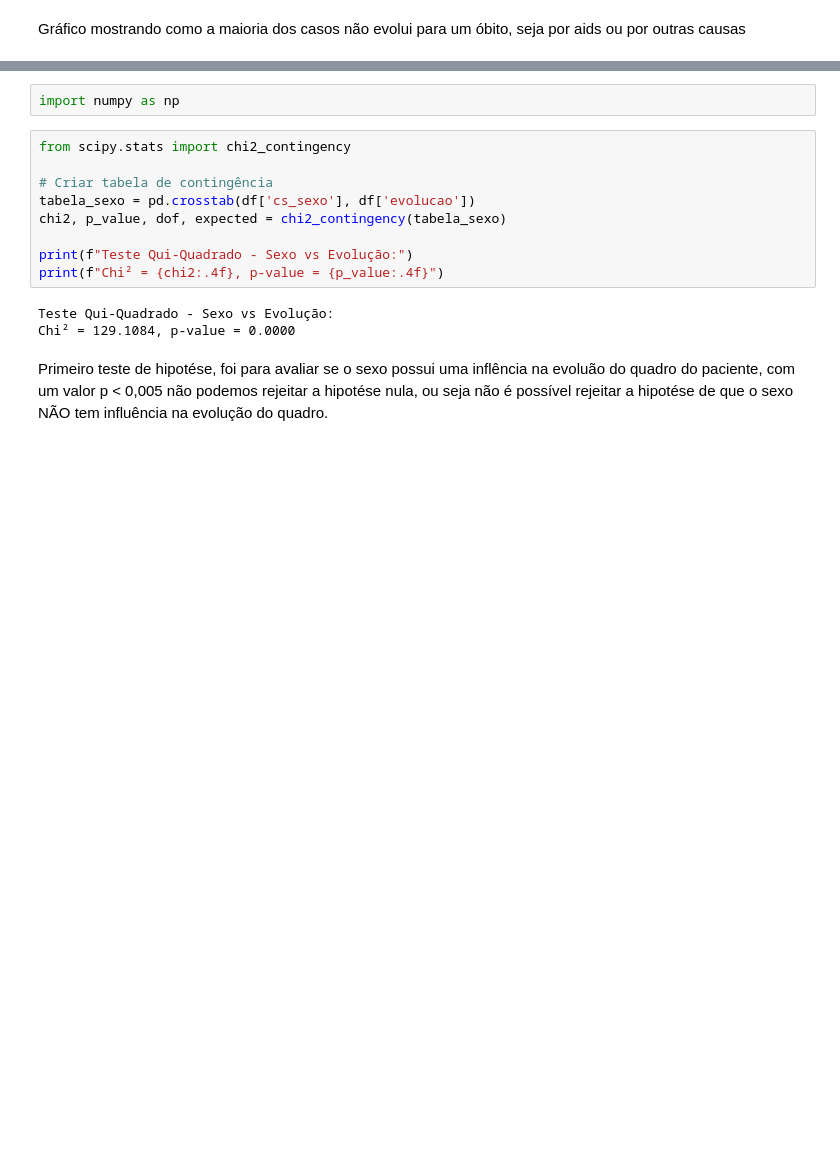
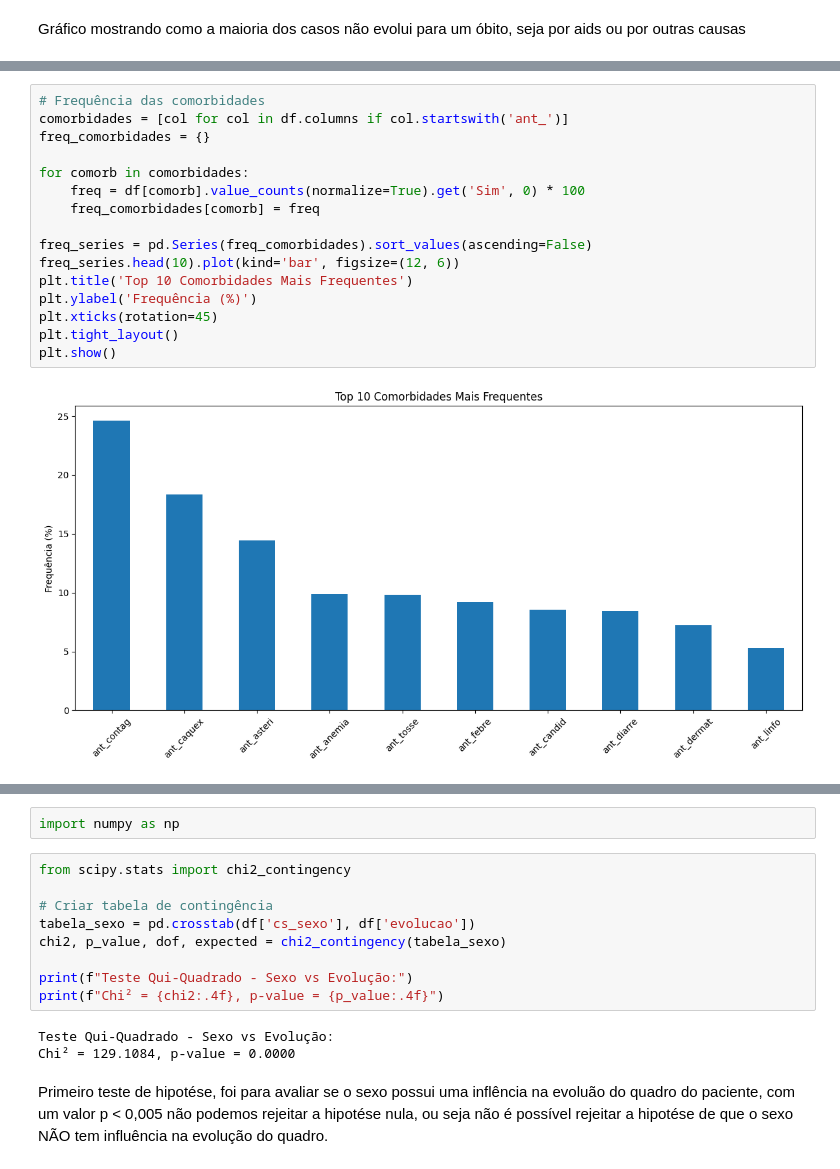
Before and after one commit to GRBadas/HandsONEntrega, a Jupyter notebook: HealthyData.ipynb, the cells around one changed output, grey strips where cells are left out. Saved outputs shown, nothing was run; the diff lists cells and outputs as text; blank space fills up the shorter version.

```diff
--- a/HealthyData.ipynb
+++ b/HealthyData.ipynb
@@ -295,0 +350,18 @@ Um gráfico de distriubuição das idades mostrando uma queda no n[umero de pess
+# %%
+# Frequência das comorbidades
+comorbidades = [col for col in df.columns if col.startswith('ant_')]
+freq_comorbidades = {}
+
+for comorb in comorbidades:
+    freq = df[comorb].value_counts(normalize=True).get('Sim', 0) * 100
+    freq_comorbidades[comorb] = freq
+
+freq_series = pd.Series(freq_comorbidades).sort_values(ascending=False)
+freq_series.head(10).plot(kind='bar', figsize=(12, 6))
+plt.title('Top 10 Comorbidades Mais Frequentes')
+plt.ylabel('Frequência (%)')
+plt.xticks(rotation=45)
+plt.tight_layout()
+plt.show()
+# %% [output]
+[figure, added]
```
Also changed, not shown: parts of 21 cells of this notebook.
